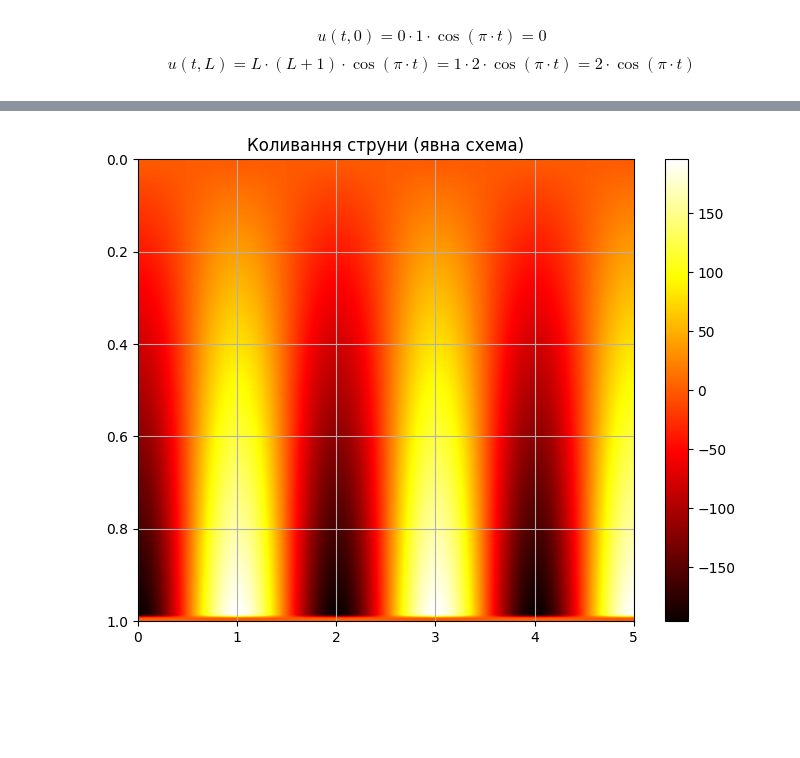
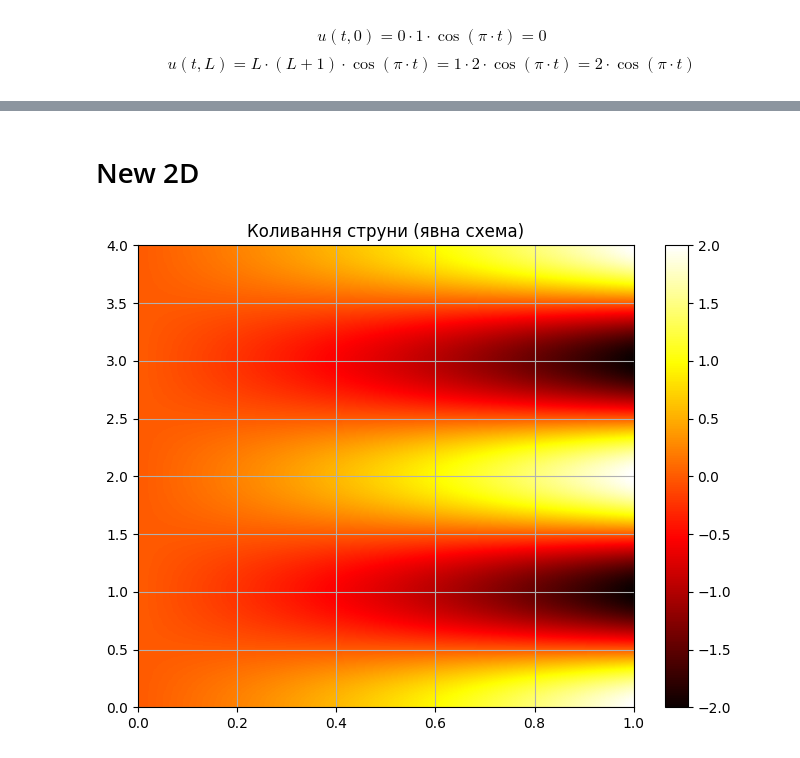
Before and after one commit to KlymentievMaksym/MetOb, a Jupyter notebook: RGR/RGR.ipynb, the cells around one changed output, grey strips where cells are left out. Cells and saved outputs as stored; diff of their text form; code cells hidden in the pictures; blank space fills up the shorter version.

```diff
--- a/RGR/RGR.ipynb
+++ b/RGR/RGR.ipynb
@@ -31,9 +37,9 @@ def F(t, x):
 # Dots for x and t
 # %%
 x_limits = [0, L]
-t_limits = [0, 5]
-nx = 100
-nt = 1_000_00#0
+t_limits = [0, 4]
+nx = 100 + 1
+nt = 1_000_00 + 1
 
 u1 = 0
 
@@ -95,0 +87,16 @@ $
+# %%
+U = np.zeros((nt, nx), dtype=float)
+U[:, 0] = u1
+U[:, -1] = u2(t)
+U[0, :] = u0(x)
+
+F_ = F(t[0], x[1:-1])
+right_part = (U[0, 2:] - 2 * U[0, 1:-1] + U[0, :-2]) / dx**2 + F_
+left_part = U[0, 1:-1]
+U[1, 1:-1] = left_part + dt**2 * right_part
+
+for tn in tqdm(range(1, nt-1)):
+    F_ = F(t[tn], x[1:-1])
+    right_part = (U[tn, 2:] - 2 * U[tn, 1:-1] + U[tn, :-2]) / dx**2 + F_
+    left_part = 2 * U[tn, 1:-1] - U[tn - 1, 1:-1]
+    U[tn + 1, 1:-1] = left_part + dt**2 * right_part
@@ -110,11 +172,13 @@ plt.show()
+# %% [markdown]
+# New 2D
 # %%
 fig, ax = plt.subplots(figsize=(8, 6))
-colorbar = ax.imshow(U[:, ::-1].T, cmap="hot", aspect="auto", extent=[t[0], t[-1], x[-1], x[0]], origin="lower")
-# colorbar = ax.imshow(U, cmap="hot", aspect="auto", extent=[x[0], x[-1], t[0], t[-1]], origin="lower")
+# colorbar = ax.imshow(U[:, ::-1].T, cmap="hot", aspect="auto", extent=[t[0], t[-1], x[-1], x[0]], origin="lower")
+colorbar = ax.imshow(U, cmap="hot", aspect="auto", extent=[x[0], x[-1], t[0], t[-1]], origin="lower")
 plt.colorbar(colorbar, ax=ax)
 
 ax.set_title("Коливання струни (явна схема)")
 ax.grid(True)
 plt.show()
 # %% [output]
-[figure, old version]
+[figure, new version]
```
Also changed, not shown: parts of 36 cells of this notebook, 7 other files.
